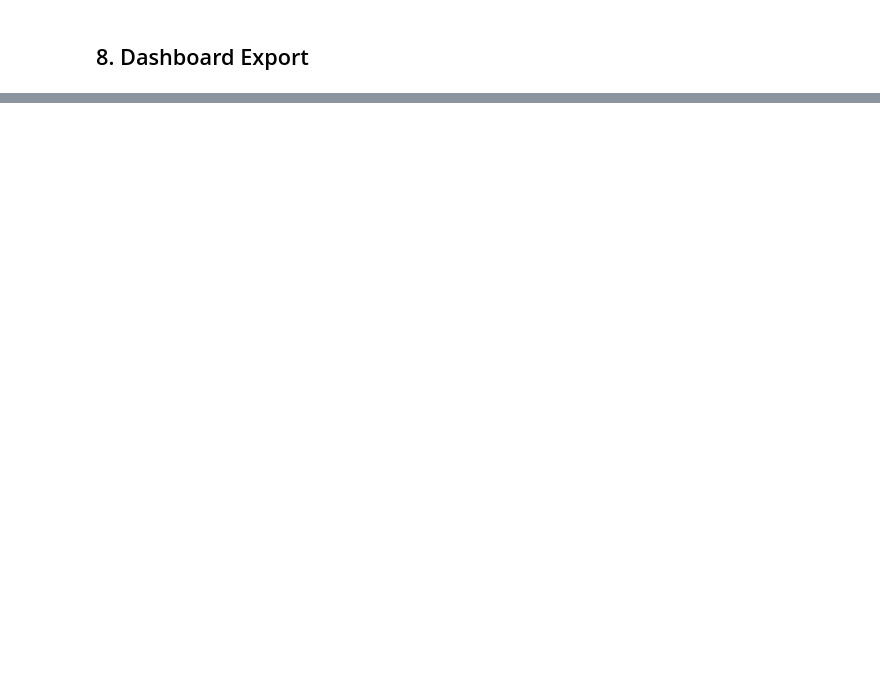
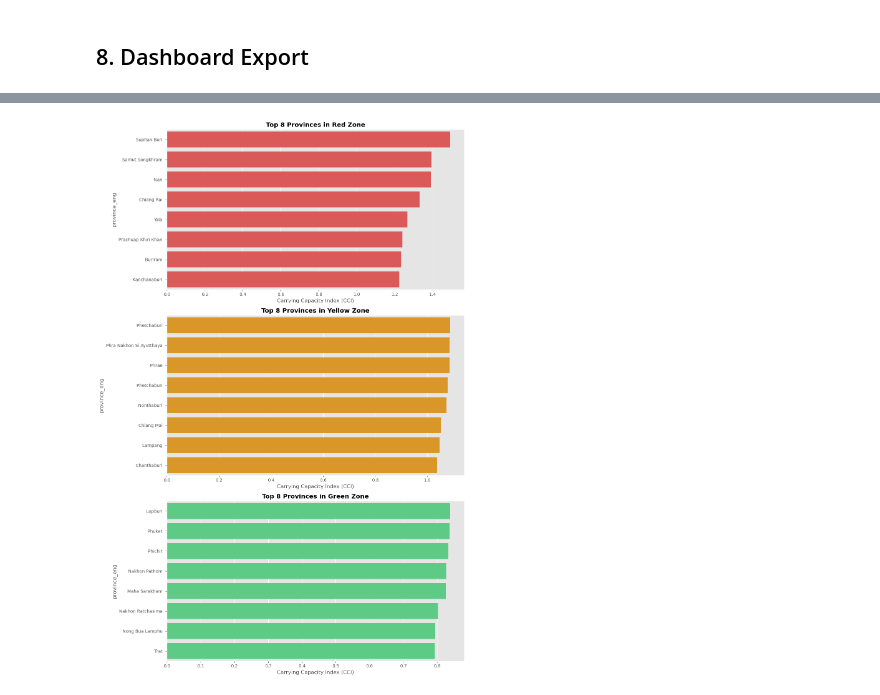
Before and after one commit to shadowsilence94/TDT-IS_Dashboard, a Jupyter notebook: ml_pipeline/pipeline.ipynb, the cells around one changed output, grey strips where cells are left out. Cells and saved outputs as stored; diff of their text form; code cells hidden in the pictures; blank space fills up the shorter version.

```diff
--- a/ml_pipeline/pipeline.ipynb
+++ b/ml_pipeline/pipeline.ipynb
@@ -182,0 +242,16 @@ All Dashboard Assets Exported Successfully.
+# %%
+# Sustainability Sentinel: CCI by Zone
+fig, axes = plt.subplots(3, 1, figsize=(12, 18))
+zones = ['Red', 'Yellow', 'Green']
+colors = ['#ef4444', '#f59e0b', '#4ade80']
+
+for i, (zone, color) in enumerate(zip(zones, colors)):
+    data = cci_df[cci_df['Zone']==zone].sort_values('CCI', ascending=False).head(8)
+    sns.barplot(x='CCI', y='province_eng', data=data, ax=axes[i], color=color)
+    axes[i].set_title(f'Top 8 Provinces in {zone} Zone', fontweight='bold')
+    axes[i].set_xlabel('Carrying Capacity Index (CCI)')
+
+plt.tight_layout()
+plt.show()
+# %% [output]
+[figure, added]
```
Also changed, not shown: parts of 10 cells of this notebook, 6 other files.
